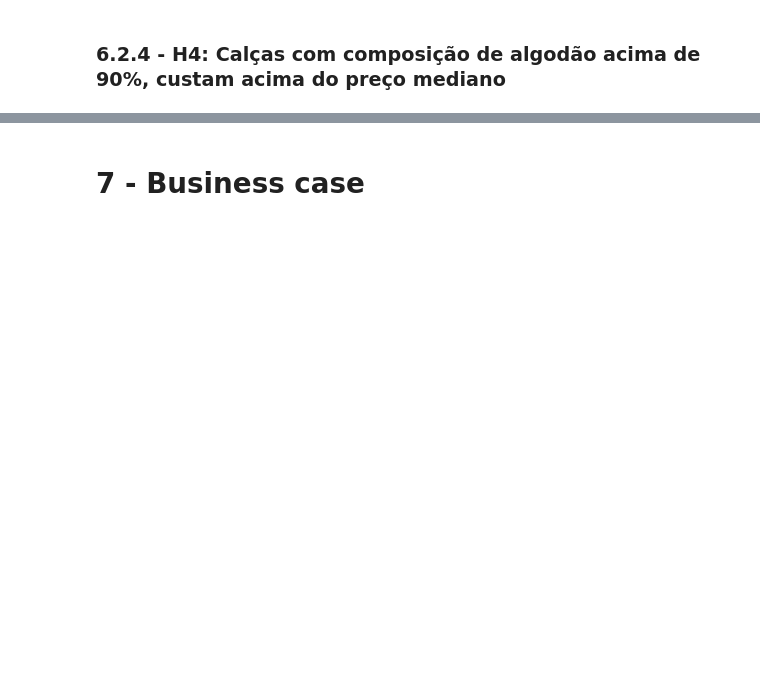
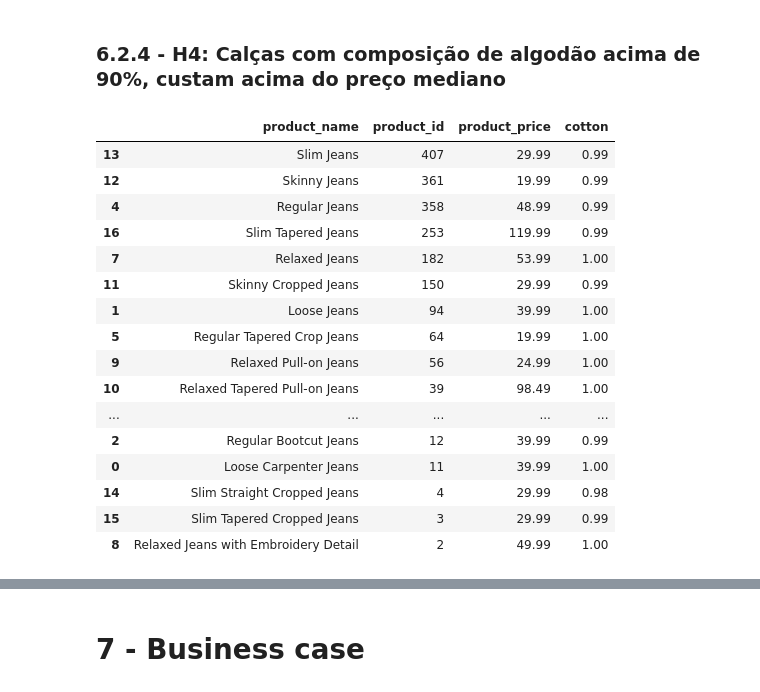
Before and after one commit to Mat004/Web-Scraping-Star-Jeans, a Jupyter notebook: p02_webscraping.ipynb, the cells around one changed output, grey strips where cells are left out. Drawn from its saved outputs; the diff is of its cells as text; code cells hidden in the pictures; blank space fills up the shorter version.

```diff
--- a/p02_webscraping.ipynb
+++ b/p02_webscraping.ipynb
@@ -764,2 +764,28 @@ Esse produto custava U$79.50 e com o desconto passou a ser U$39.99.
 # %% [markdown]
 ### 6.2.4 - H4: Calças com composição de algodão acima de 90%, custam acima do preço mediano
+# %%
+#######################################
+# H4 - H&M
+#######################################
+
+data_4_aux = data_hm.loc[data_hm['cotton']>0.9, :]
+data_4 = data_4_aux[['product_id', 'product_name', 'product_price', 'cotton']].groupby('product_name').agg({'product_id':'count', 'product_price':'median', 'cotton':'mean'}).reset_index()
+data_4.sort_values(ascending=False, by=['product_id'])
+# %% [output]
+|  | product_name | product_id | product_price | cotton |
+| 13 | Slim Jeans | 407 | 29.99 | 0.99 |
+| 12 | Skinny Jeans | 361 | 19.99 | 0.99 |
+| 4 | Regular Jeans | 358 | 48.99 | 0.99 |
+| 16 | Slim Tapered Jeans | 253 | 119.99 | 0.99 |
+| 7 | Relaxed Jeans | 182 | 53.99 | 1.00 |
+| 11 | Skinny Cropped Jeans | 150 | 29.99 | 0.99 |
+| 1 | Loose Jeans | 94 | 39.99 | 1.00 |
+| 5 | Regular Tapered Crop Jeans | 64 | 19.99 | 1.00 |
+| 9 | Relaxed Pull-on Jeans | 56 | 24.99 | 1.00 |
+| 10 | Relaxed Tapered Pull-on Jeans | 39 | 98.49 | 1.00 |
+| ... | ... | ... | ... | ... |
+| 2 | Regular Bootcut Jeans | 12 | 39.99 | 0.99 |
+| 0 | Loose Carpenter Jeans | 11 | 39.99 | 1.00 |
+| 14 | Slim Straight Cropped Jeans | 4 | 29.99 | 0.98 |
+| 15 | Slim Tapered Cropped Jeans | 3 | 29.99 | 0.99 |
+| 8 | Relaxed Jeans with Embroidery Detail | 2 | 49.99 | 1.00 |
```
Also changed, not shown: parts of 33 cells of this notebook.
